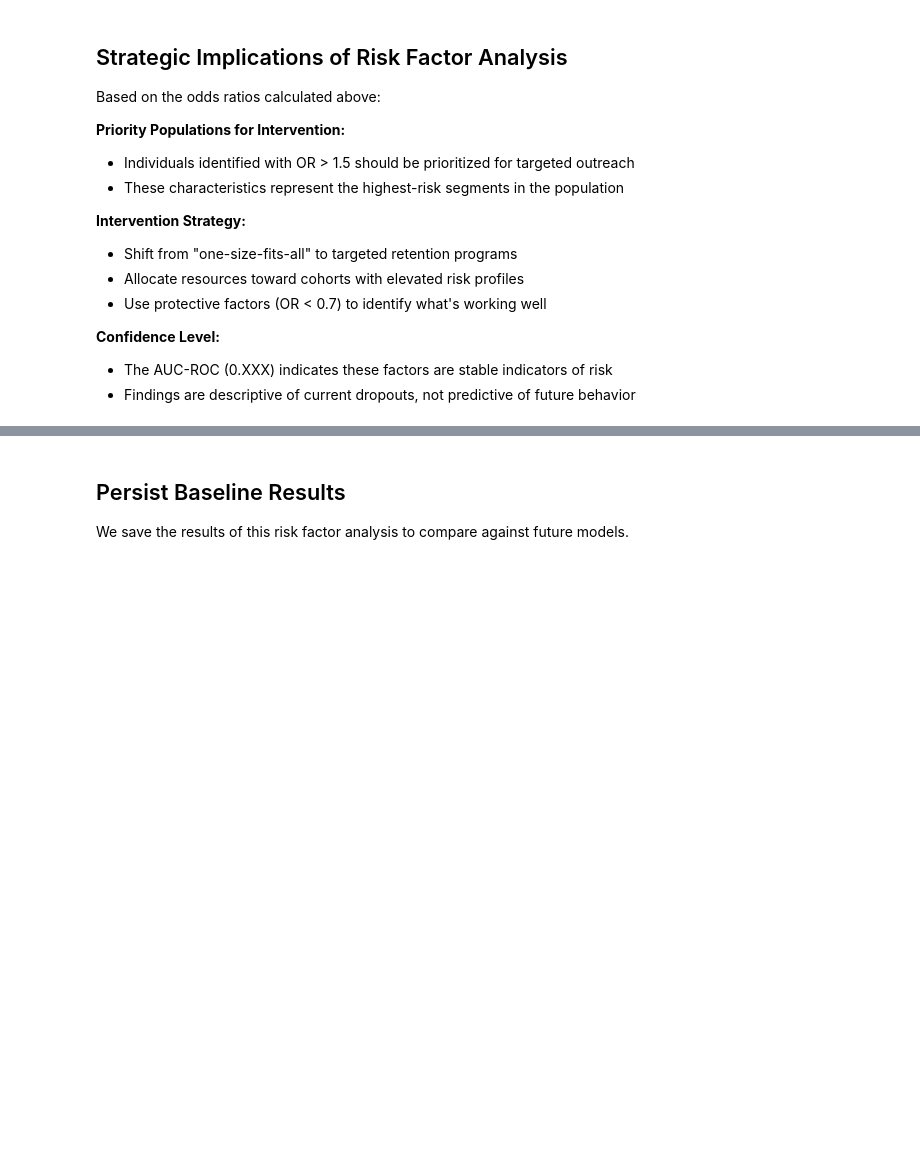
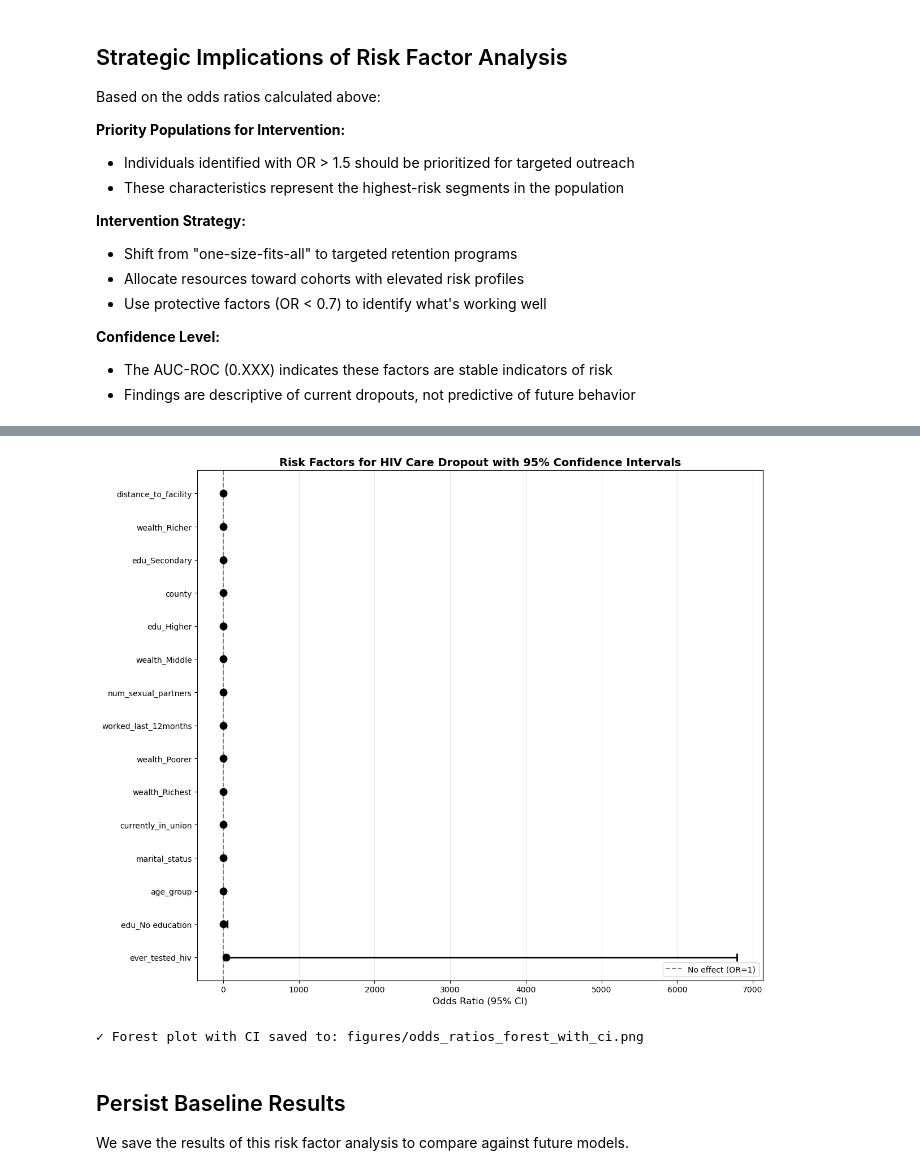
Before and after one commit to Daniellamuli/Phase-5-HIV-Care-Gap-AI, a Jupyter notebook: notebooks/06_model_2_dropout_prediction.ipynb, the cells around one changed output, grey strips where cells are left out. Saved outputs shown, nothing was run; the diff lists cells and outputs as text; code cells hidden in the pictures; blank space fills up the shorter version.

Commit message:
feat: Create odds_ratios_with_ci.json with confidence intervals - Update forest plot with error bars showing 95% CI

```diff
--- a/notebooks/06_model_2_dropout_prediction.ipynb
+++ b/notebooks/06_model_2_dropout_prediction.ipynb
@@ -462,3 +576,58 @@ Based on the odds ratios calculated above:
+# %%
+# Cell 13.7: Forest Plot with Confidence Intervals
+plt.figure(figsize=(12, 10))
+
+# Take top 15 features
+top_features = odds_ci_df.head(15)
+
+# Create horizontal bar chart with error bars
+y_pos = range(len(top_features))
+
+# Plot points with error bars
+for i, (idx, row) in enumerate(top_features.iterrows()):
+    plt.errorbar(
+        x=row["Odds_Ratio"],
+        y=i,
+        xerr=[
+            [row["Odds_Ratio"] - row["CI_Lower"]],
+            [row["CI_Upper"] - row["Odds_Ratio"]],
+        ],
+        fmt="o",
+        color="black",
+        capsize=5,
+        elinewidth=2,
+        markersize=8,
+        markeredgewidth=2,
+    )
+
+    # Color code points
+    if row["Odds_Ratio"] > 1:
+        plt.plot(row["Odds_Ratio"], i, "o", color="#E74C3C", markersize=8)
+    else:
+        plt.plot(row["Odds_Ratio"], i, "o", color="#27AE60", markersize=8)
+
+# Add vertical line at OR=1
+plt.axvline(x=1, color="gray", linestyle="--", linewidth=1.5, label="No effect (OR=1)")
+
+# Customize chart
+plt.yticks(y_pos, top_features["Feature"])
+plt.xlabel("Odds Ratio (95% CI)", fontsize=12)
+plt.title(
+    "Risk Factors for HIV Care Dropout with 95% Confidence Intervals",
+    fontsize=14,
+    fontweight="bold",
+)
+plt.legend(loc="lower right")
+plt.grid(axis="x", alpha=0.3)
+plt.tight_layout()
+
+# Save figure
+plt.savefig("../figures/odds_ratios_forest_with_ci.png", dpi=300, bbox_inches="tight")
+plt.show()
+print("✓ Forest plot with CI saved to: figures/odds_ratios_forest_with_ci.png")
+# %% [output]
+[figure, added]
+✓ Forest plot with CI saved to: figures/odds_ratios_forest_with_ci.png
 # %% [markdown]
 ## Persist Baseline Results
 
```
Also changed, not shown: parts of 1 cell of this notebook, 1 other file.
